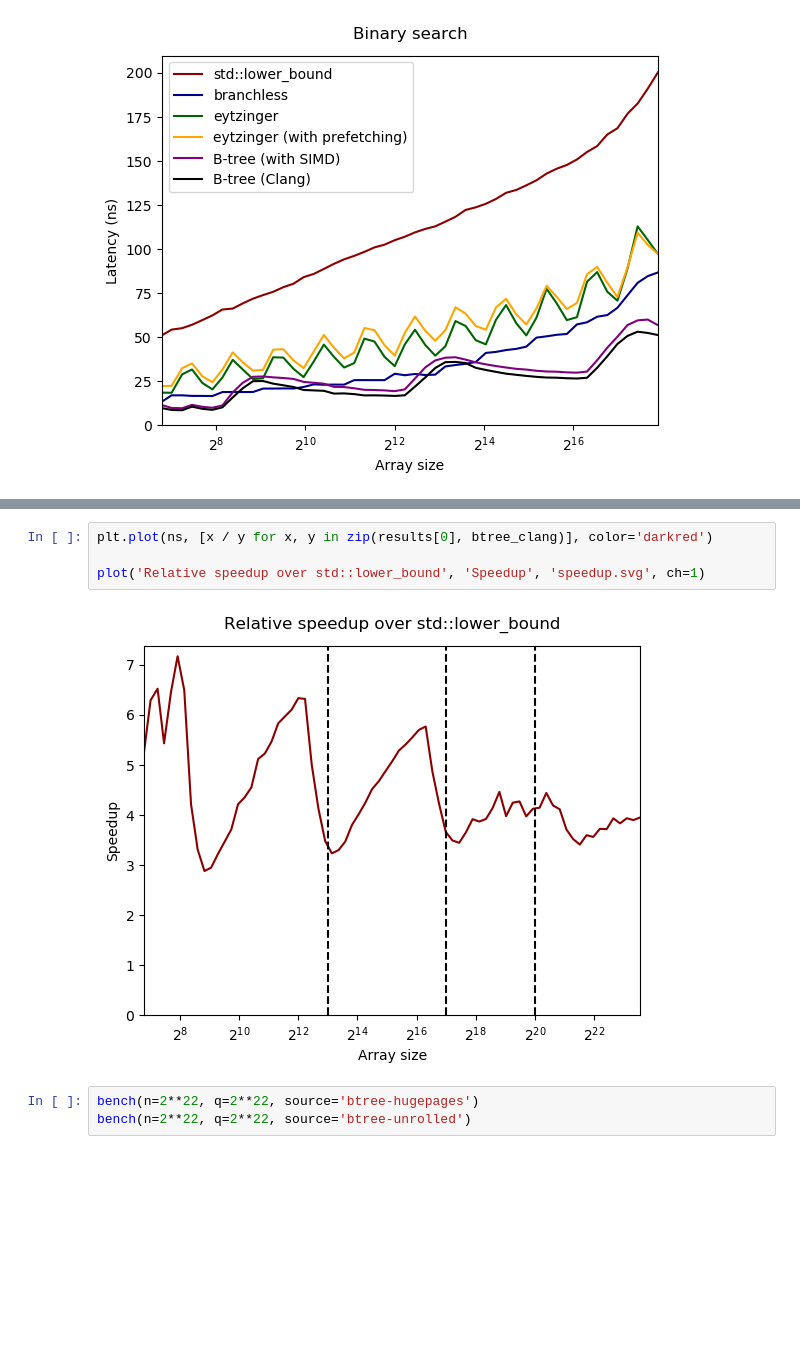
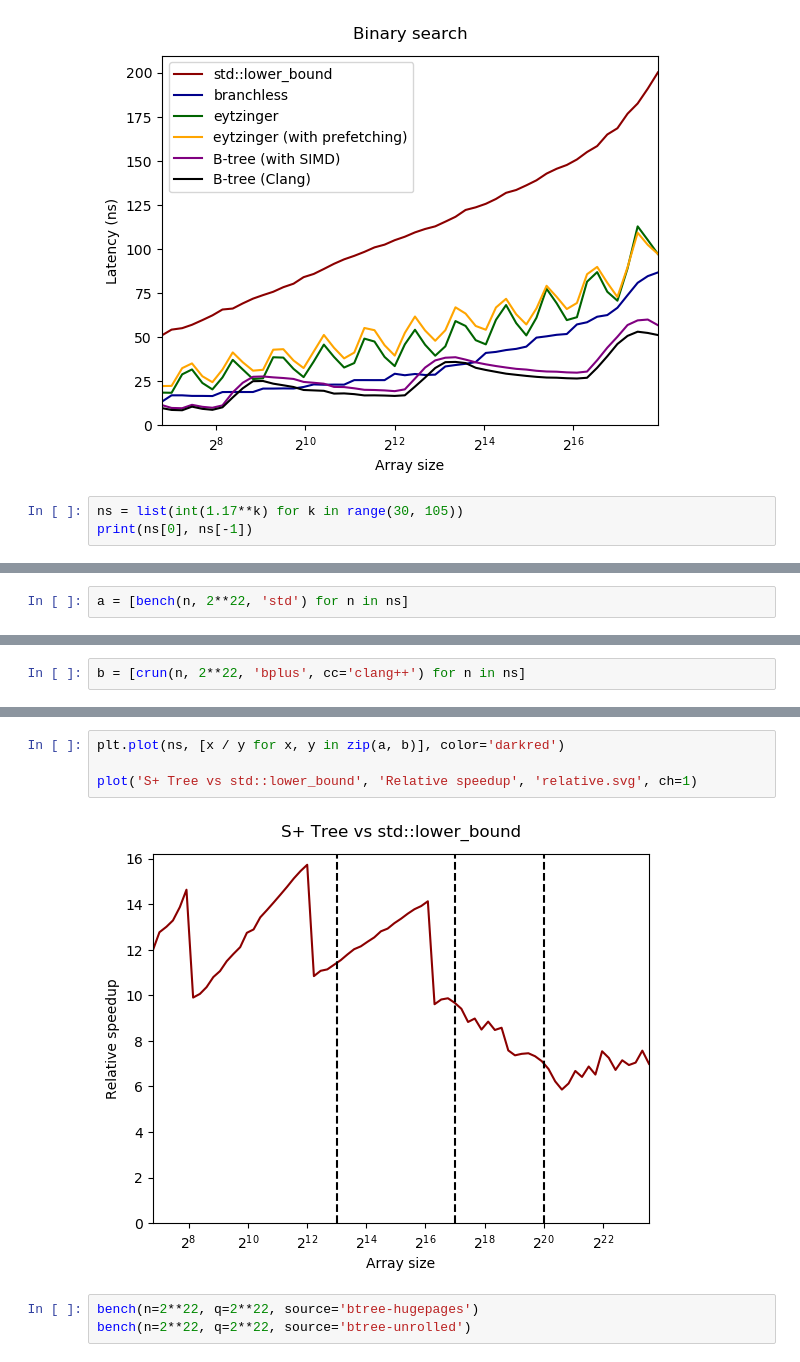
Before and after one commit to sslotin/amh-code, a Jupyter notebook: binsearch/plot.ipynb, the cells around one changed output, grey strips where cells are left out. Saved outputs shown, nothing was run; the diff lists cells and outputs as text; blank space fills up the shorter version.

Commit message:
S+ tree plots

```diff
--- a/binsearch/plot.ipynb
+++ b/binsearch/plot.ipynb
@@ -278,3 +278,6 @@ plt.plot(ns[:lim], btree_clang[:lim], color='black', label='B-tree (Clang)')
 plot('Binary search', 'Latency (ns)', 'mini.svg', legend=True)
 # %% [output]
 [figure]
+# %%
+ns = list(int(1.17**k) for k in range(30, 105))
+print(ns[0], ns[-1])
@@ -280,0 +286,2 @@ plot('Binary search', 'Latency (ns)', 'mini.svg', legend=True)
+# %%
+a = [bench(n, 2**22, 'std') for n in ns]
@@ -280,0 +306,2 @@ plot('Binary search', 'Latency (ns)', 'mini.svg', legend=True)
+# %%
+b = [crun(n, 2**22, 'bplus', cc='clang++') for n in ns]
@@ -281,9 +338,9 @@ plot('Binary search', 'Latency (ns)', 'mini.svg', legend=True)
 # %%
-plt.plot(ns, [x / y for x, y in zip(results[0], btree_clang)], color='darkred')
+plt.plot(ns, [x / y for x, y in zip(a, b)], color='darkred')
 
-plot('Relative speedup over std::lower_bound', 'Speedup', 'speedup.svg', ch=1)
+plot('S+ Tree vs std::lower_bound', 'Relative speedup', 'relative.svg', ch=1)
 # %% [output]
-[figure, old version]
+[figure, new version]
 # %%
 bench(n=2**22, q=2**22, source='btree-hugepages')
 bench(n=2**22, q=2**22, source='btree-unrolled')
```
Also changed, not shown: parts of 6 cells of this notebook, 1 other file.
